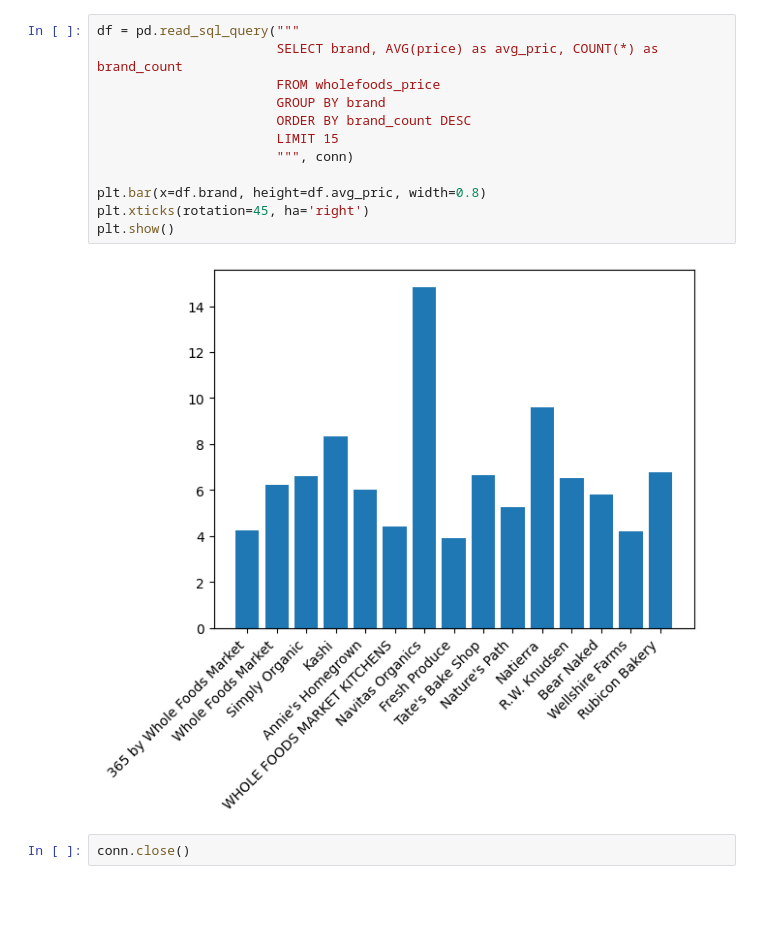
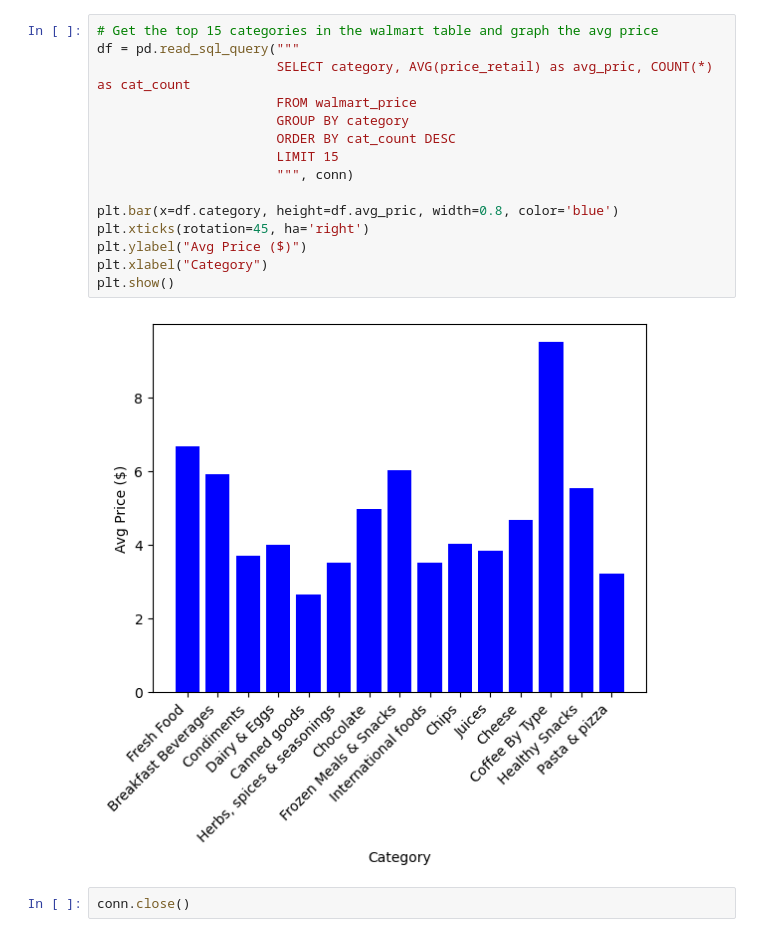
Before and after one commit to Sean-Regan/CAP5771-project, a Jupyter notebook: milestone1.ipynb, the cells around one changed output. Drawn from its saved outputs; the diff is of its cells as text; blank space fills up the shorter version.

```diff
--- a/milestone1.ipynb
+++ b/milestone1.ipynb
@@ -95,16 +192,19 @@ plt.show()
-# %%
-df = pd.read_sql_query("""
-                       SELECT brand, AVG(price) as avg_pric, COUNT(*) as brand_count
-                       FROM wholefoods_price
-                       GROUP BY brand
-                       ORDER BY brand_count DESC
-                       LIMIT 15
-                       """, conn)
-
-plt.bar(x=df.brand, height=df.avg_pric, width=0.8)
-plt.xticks(rotation=45, ha='right')
-plt.show()
-# %% [output]
-[figure, removed]
+# %%
+# Get the top 15 categories in the walmart table and graph the avg price
+df = pd.read_sql_query("""
+                       SELECT category, AVG(price_retail) as avg_pric, COUNT(*) as cat_count
+                       FROM walmart_price
+                       GROUP BY category
+                       ORDER BY cat_count DESC
+                       LIMIT 15
+                       """, conn)
+
+plt.bar(x=df.category, height=df.avg_pric, width=0.8, color='blue')
+plt.xticks(rotation=45, ha='right')
+plt.ylabel("Avg Price ($)")
+plt.xlabel("Category")
+plt.show()
+# %% [output]
+[figure, added]
 # %%
 conn.close()
```
Also changed, not shown: parts of 20 cells of this notebook, 4 other files.
